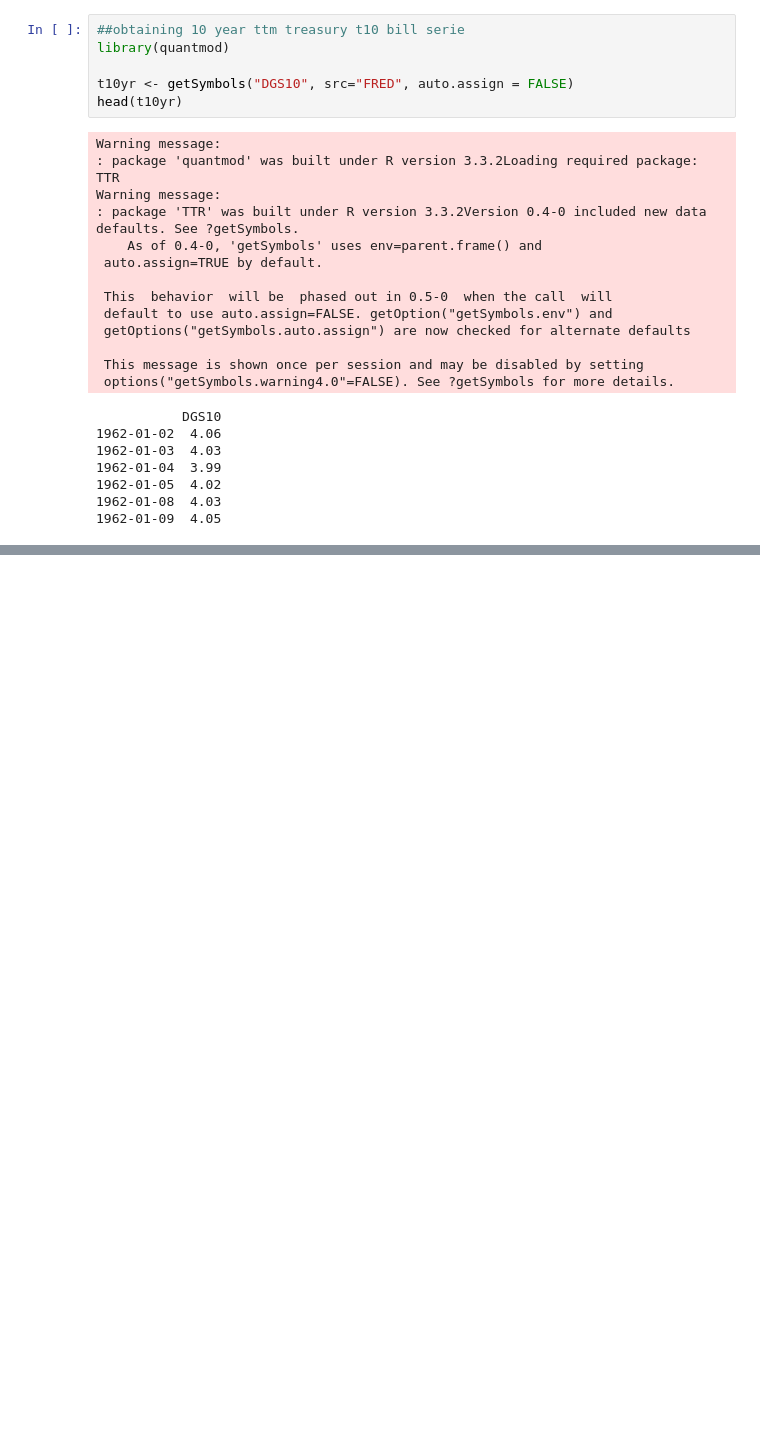
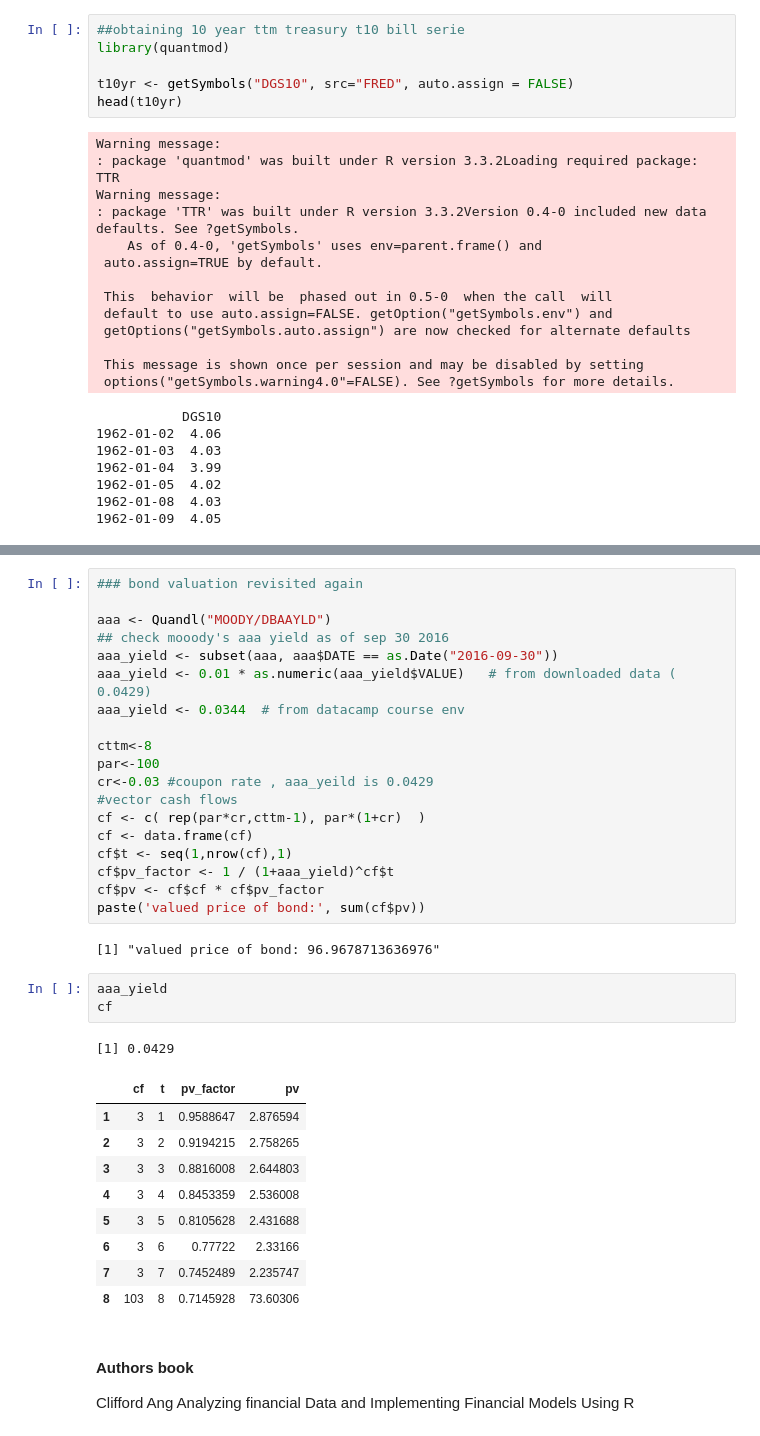
Before and after one commit to slzdevsnp/learn, a Jupyter notebook: fin_bond_valuation/bond_valuate.ipynb, the cells around one changed output, grey strips where cells are left out. Saved outputs shown, nothing was run; the diff lists cells and outputs as text; blank space fills up the shorter version.

Commit message:
bond finished

```diff
--- a/fin_bond_valuation/bond_valuate.ipynb
+++ b/fin_bond_valuation/bond_valuate.ipynb
@@ -139,0 +307,38 @@ Warning message:
+# %%
+### bond valuation revisited again
+
+aaa <- Quandl("MOODY/DBAAYLD")
+## check mooody's aaa yield as of sep 30 2016
+aaa_yield <- subset(aaa, aaa$DATE == as.Date("2016-09-30"))
+aaa_yield <- 0.01 * as.numeric(aaa_yield$VALUE)   # from downloaded data ( 0.0429)
+aaa_yield <- 0.0344  # from datacamp course env
+
+cttm<-8
+par<-100
+cr<-0.03 #coupon rate , aaa_yeild is 0.0429
+#vector cash flows
+cf <- c( rep(par*cr,cttm-1), par*(1+cr)  )
+cf <- data.frame(cf)
+cf$t <- seq(1,nrow(cf),1)
+cf$pv_factor <- 1 / (1+aaa_yield)^cf$t
+cf$pv <- cf$cf * cf$pv_factor
+paste('valued price of bond:', sum(cf$pv))
+# %% [output]
+[1] "valued price of bond: 96.9678713636976"
+# %%
+aaa_yield
+cf
+# %% [output]
+[1] 0.0429
+|  | cf | t | pv_factor | pv |
+| 1 | 3 | 1 | 0.9588647 | 2.876594 |
+| 2 | 3 | 2 | 0.9194215 | 2.758265 |
+| 3 | 3 | 3 | 0.8816008 | 2.644803 |
+| 4 | 3 | 4 | 0.8453359 | 2.536008 |
+| 5 | 3 | 5 | 0.8105628 | 2.431688 |
+| 6 | 3 | 6 | 0.77722 | 2.33166 |
+| 7 | 3 | 7 | 0.7452489 | 2.235747 |
+| 8 | 103 | 8 | 0.7145928 | 73.60306 |
+# %% [markdown]
+#### Authors book
+Clifford Ang Analyzing financial Data and Implementing Financial Models Using R
```
Also changed, not shown: parts of 13 cells of this notebook, 2 other files.
